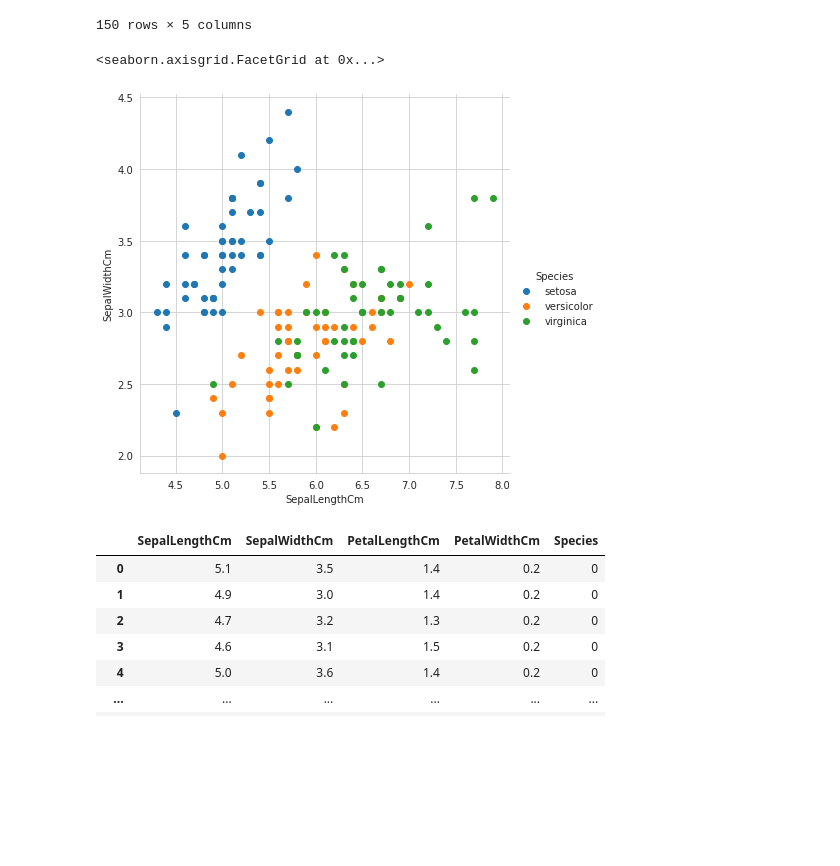
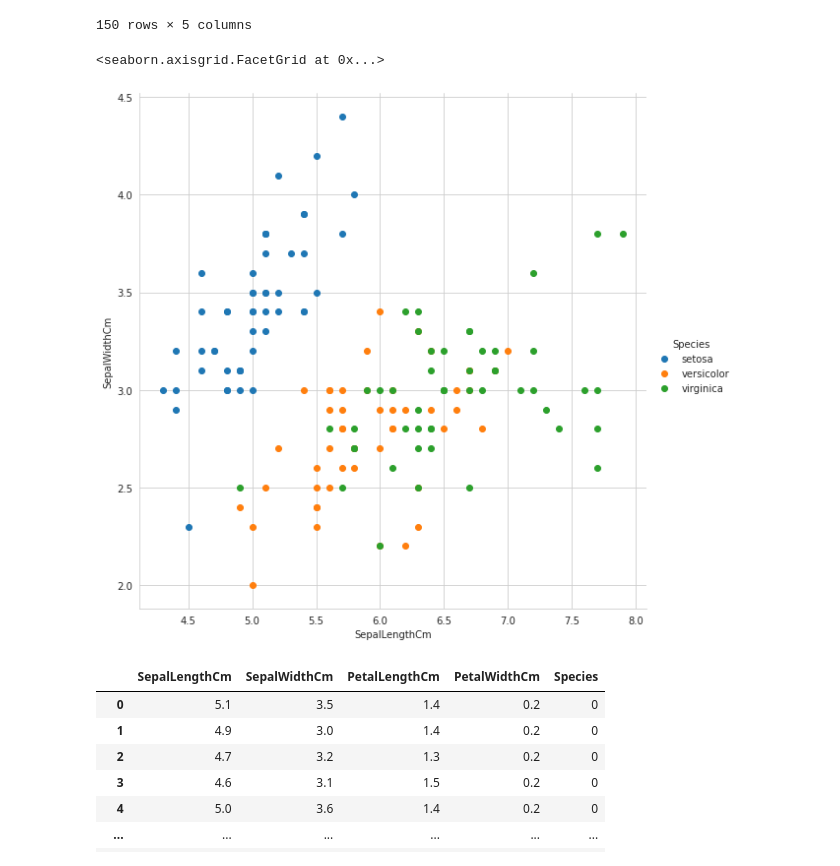
Before and after one commit to JusciAvelino/Monitoria-MPD1, a Jupyter notebook: 01_kNN.ipynb, the cells around one changed output. Drawn from its saved outputs; the diff is of its cells as text; code cells hidden in the pictures; blank space fills up the shorter version.

```diff
--- a/01_kNN.ipynb
+++ b/01_kNN.ipynb
@@ -66,11 +66,11 @@ dataset
 # %%
 # Distribuição das classes pelas features SepalLengthCm e SepalWidthCm
 sns.set_style("whitegrid")
 sns.FacetGrid(dataset, hue ="Species",
-              height = 6).map(plt.scatter,
+              height = 8).map(plt.scatter,
                               'SepalLengthCm',
                               'SepalWidthCm').add_legend()
 # %% [output]
 <seaborn.axisgrid.FacetGrid at 0x...>
-[figure, old version]
+[figure, new version]
 # %%
```
Also changed, not shown: parts of 6 cells of this notebook, 1 other file.
